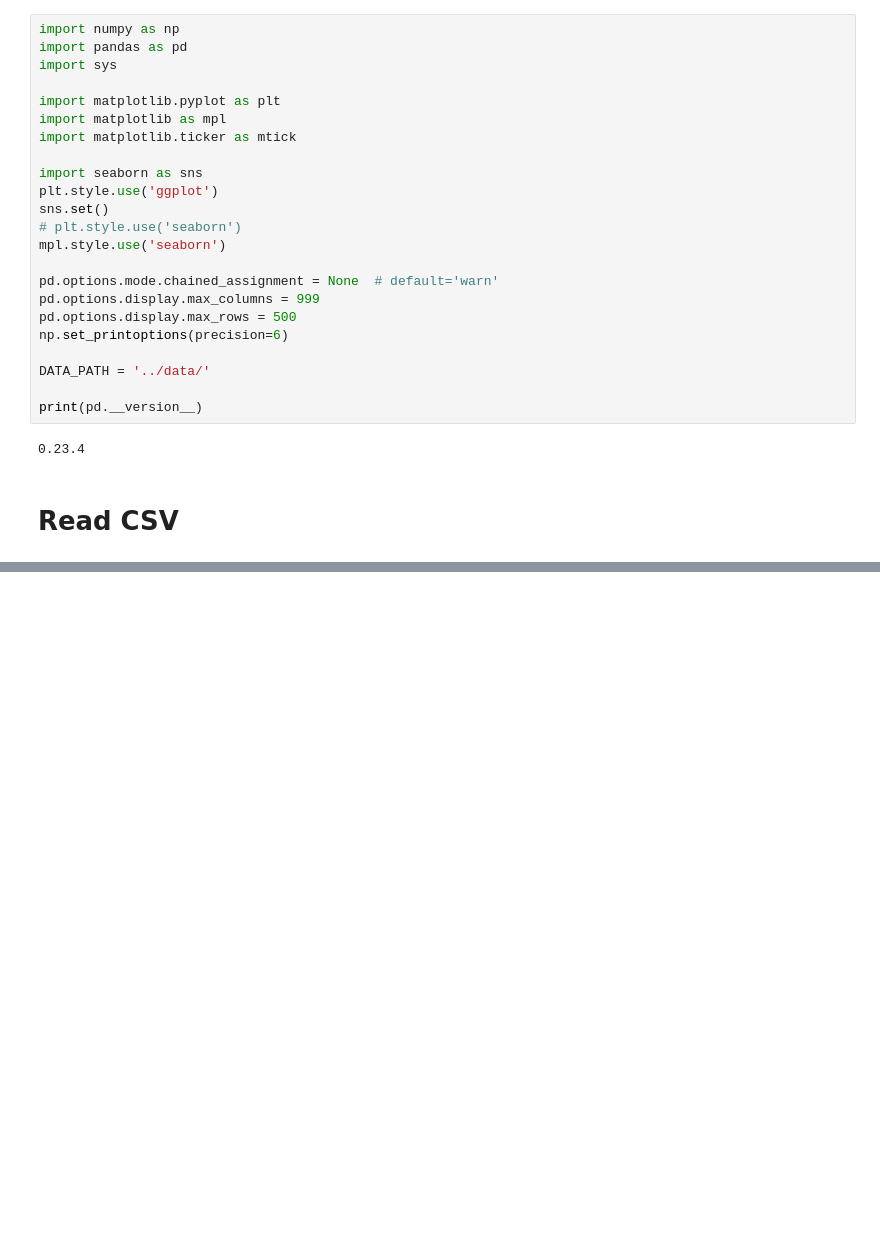
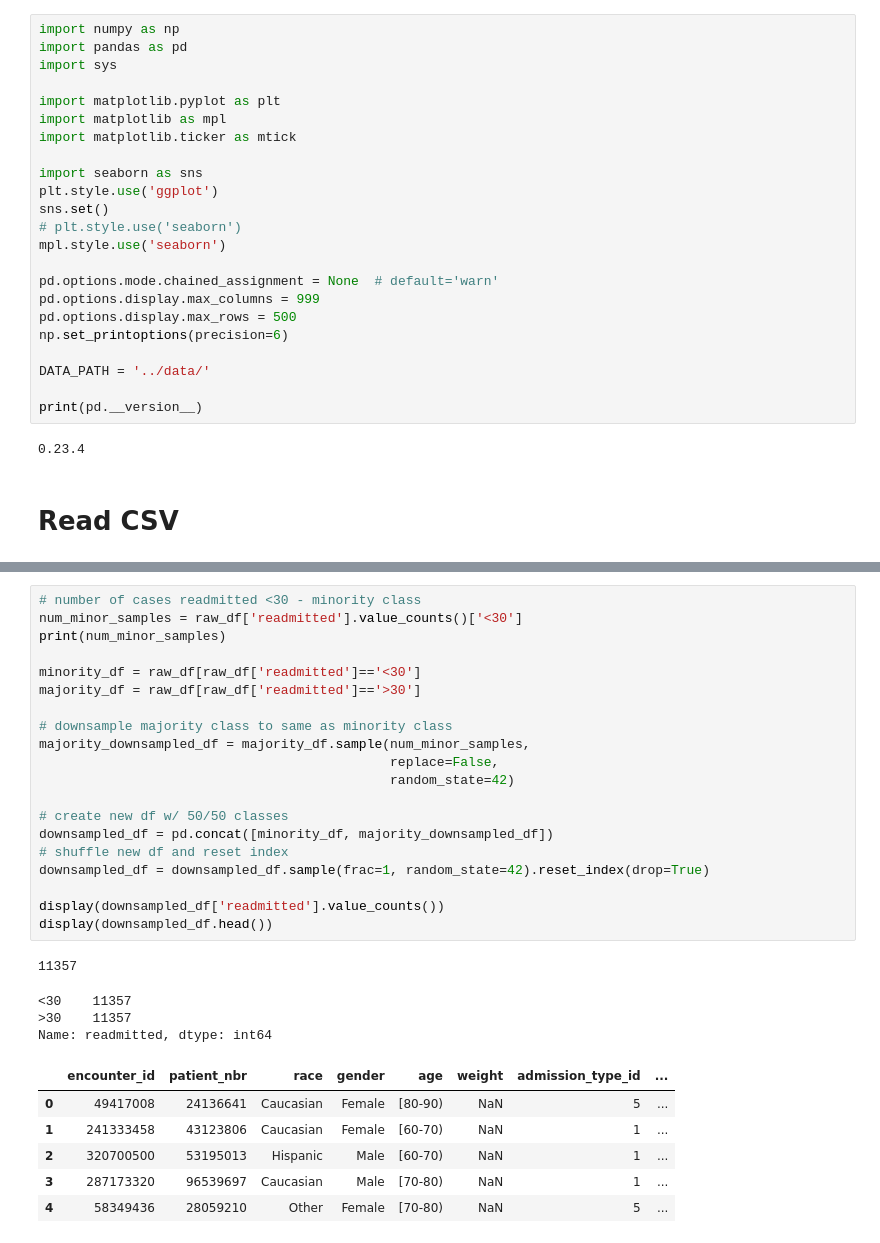
Before and after one commit to nrichards17/diabetes-pytorch, a Jupyter notebook: notebooks/00-Diabetes-Exploration.ipynb, the cells around one changed output, grey strips where cells are left out. Saved outputs shown, nothing was run; the diff lists cells and outputs as text; blank space fills up the shorter version.

```diff
--- a/notebooks/00-Diabetes-Exploration.ipynb
+++ b/notebooks/00-Diabetes-Exploration.ipynb
@@ -220,0 +267,31 @@ Name: discharge_disposition_id, dtype: int64
+# %%
+# number of cases readmitted <30 - minority class
+num_minor_samples = raw_df['readmitted'].value_counts()['<30']
+print(num_minor_samples)
+
+minority_df = raw_df[raw_df['readmitted']=='<30']
+majority_df = raw_df[raw_df['readmitted']=='>30']
+
+# downsample majority class to same as minority class
+majority_downsampled_df = majority_df.sample(num_minor_samples,
+                                             replace=False,
+                                             random_state=42)
+
+# create new df w/ 50/50 classes
+downsampled_df = pd.concat([minority_df, majority_downsampled_df])
+# shuffle new df and reset index
+downsampled_df = downsampled_df.sample(frac=1, random_state=42).reset_index(drop=True)
+
+display(downsampled_df['readmitted'].value_counts())
+display(downsampled_df.head())
+# %% [output]
+11357
+<30    11357
+>30    11357
+Name: readmitted, dtype: int64
+|  | encounter_id | patient_nbr | race | gender | age | weight | admission_type_id | ... |
+| 0 | 49417008 | 24136641 | Caucasian | Female | [80-90) | NaN | 5 | ... |
+| 1 | 241333458 | 43123806 | Caucasian | Female | [60-70) | NaN | 1 | ... |
+| 2 | 320700500 | 53195013 | Hispanic | Male | [60-70) | NaN | 1 | ... |
+| 3 | 287173320 | 96539697 | Caucasian | Male | [70-80) | NaN | 1 | ... |
+| 4 | 58349436 | 28059210 | Other | Female | [70-80) | NaN | 5 | ... |
```
Also changed, not shown: parts of 15 cells of this notebook.
